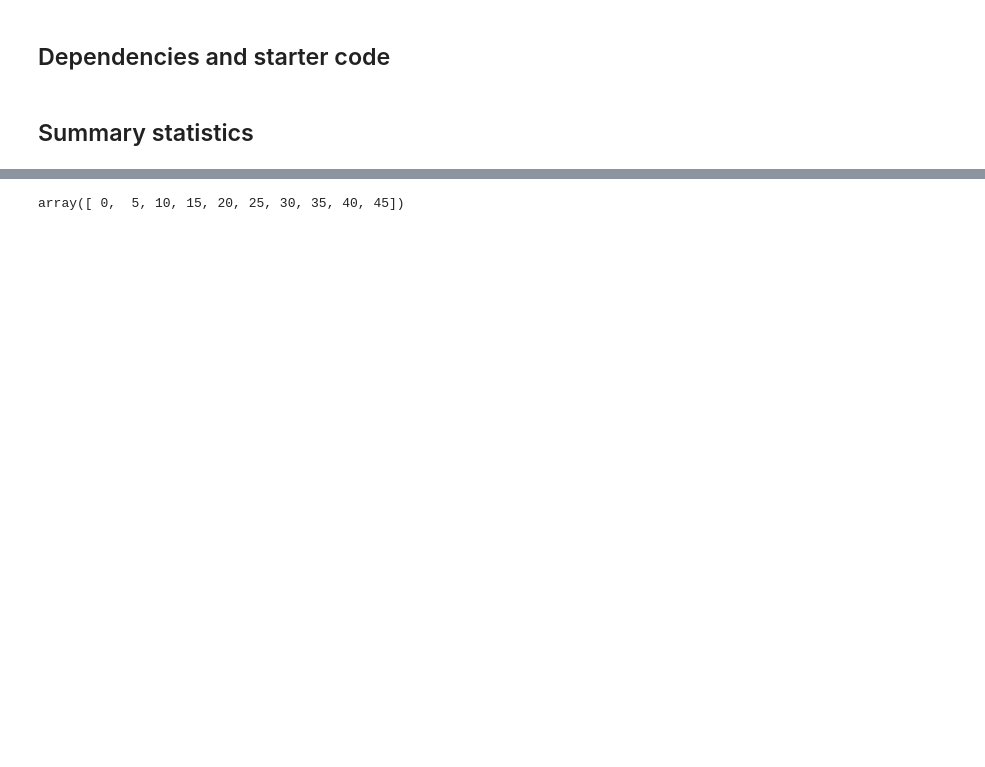
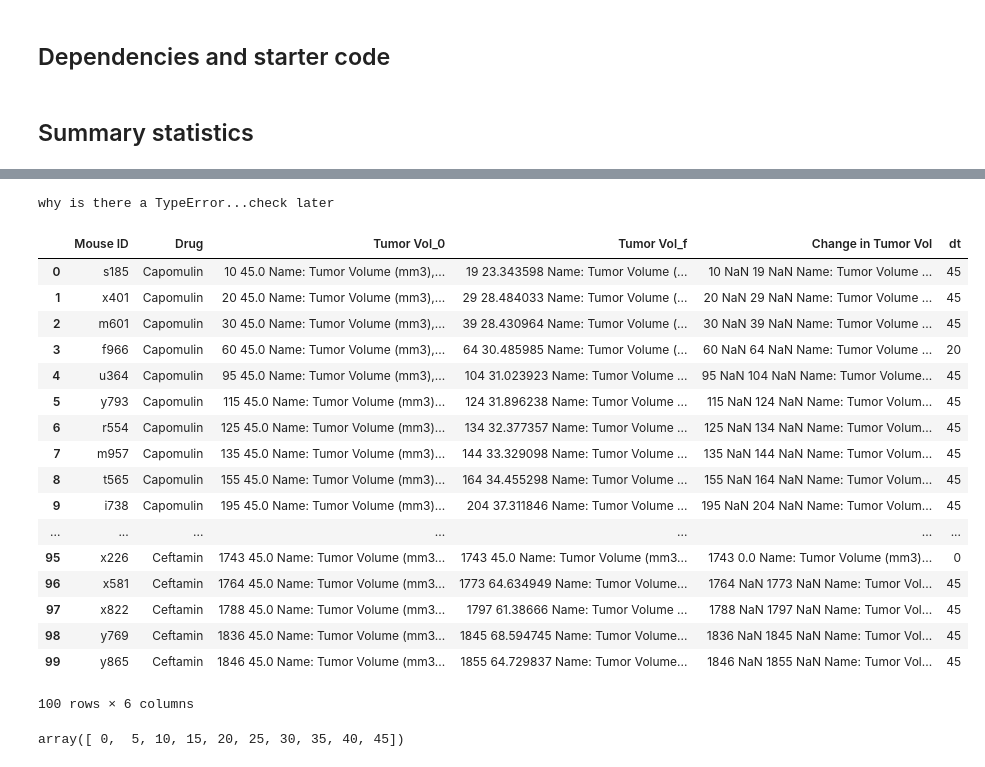
Before and after one commit to yepanothermike/UCI-IRV-DATA-PT-08-2019-U-C_Homeworks, a Jupyter notebook: matplotlib-challenge/Pymaceuticals/pymaceuticals.ipynb, the cells around one changed output, grey strips where cells are left out. Drawn from its saved outputs; the diff is of its cells as text; code cells hidden in the pictures; blank space fills up the shorter version.

Commit message:
added results analysis

```diff
--- a/matplotlib-challenge/Pymaceuticals/pymaceuticals.ipynb
+++ b/matplotlib-challenge/Pymaceuticals/pymaceuticals.ipynb
@@ -73,3 +150,82 @@ summary_stats.head()
+# %%
+# pandas pie chart
+try:
+    mouse_study_data.plot.pie(y='Sex',figsize=(5,5))
+except TypeError:
+    print("why is there a TypeError...check later")
+# %% [output]
+why is there a TypeError...check later
+# %%
+# drug options
+drugs = ["Capomulin", "Ramicane", "Infubinol", "Ceftamin"]
+
+# initialize variables to store data
+final_vol = {
+                "Mouse ID": [],
+                "Drug":[],
+                "Tumor Vol_0": [],
+                "Tumor Vol_f": [],
+                "Change in Tumor Vol":[],
+                "dt": []
+            }
+
+# loop through drugs to get the last time index
+for drug in drugs:
+    # get data
+    drugi_index = mouse_study_data[mouse_study_data['Drug Regimen'] == drug].index.tolist()
+    drugi_data = mouse_study_data.iloc[drugi_index,:]
+
+    # get a list of unique mice IDs for this drug
+    mice_IDs =  drugi_data["Mouse ID"].unique()
+
+    # loop through the mice IDs and extract the interesting data
+    for Mouse_ID in mice_IDs:
+        mousei_index = drugi_data[drugi_data['Mouse ID'] == Mouse_ID].index.tolist()
+        mousei_index = mouse_study_data.iloc[mousei_index,:]
+
+        # get initial and final time, calc dt, tf - t0
+        maxt = mousei_index['Timepoint'].max()
+        mint = mousei_index['Timepoint'].min()
+        dt = maxt-mint
+
+        # get the row of initial and final time
+        max_t_row = mousei_index[mousei_index['Timepoint'] == maxt]
+        min_t_row = mousei_index[mousei_index['Timepoint'] == mint]
+
+        # get the initial and final tumor volume, calc dvol, volf - vol0
+        volf = max_t_row['Tumor Volume (mm3)']
+        vol0 = min_t_row['Tumor Volume (mm3)']
+        dvol = volf - vol0
+
+        # store values
+        final_vol["Mouse ID"].append(Mouse_ID)
+        final_vol["Drug"].append(drug)
+        final_vol["Tumor Vol_0"].append(vol0)
+        final_vol["Tumor Vol_f"].append(volf)
+        final_vol["Change in Tumor Vol"].append(dvol)
+        final_vol["dt"].append(dt)
+
+trial_results_df = pd.DataFrame(data=final_vol)
+trial_results_df
+# %% [output]
+|  | Mouse ID | Drug | Tumor Vol_0 | Tumor Vol_f | Change in Tumor Vol | dt |
+| 0 | s185 | Capomulin | 10 45.0 Name: Tumor Volume (mm3),... | 19 23.343598 Name: Tumor Volume (... | 10 NaN 19 NaN Name: Tumor Volume ... | 45 |
+| 1 | x401 | Capomulin | 20 45.0 Name: Tumor Volume (mm3),... | 29 28.484033 Name: Tumor Volume (... | 20 NaN 29 NaN Name: Tumor Volume ... | 45 |
+| 2 | m601 | Capomulin | 30 45.0 Name: Tumor Volume (mm3),... | 39 28.430964 Name: Tumor Volume (... | 30 NaN 39 NaN Name: Tumor Volume ... | 45 |
+| 3 | f966 | Capomulin | 60 45.0 Name: Tumor Volume (mm3),... | 64 30.485985 Name: Tumor Volume (... | 60 NaN 64 NaN Name: Tumor Volume ... | 20 |
+| 4 | u364 | Capomulin | 95 45.0 Name: Tumor Volume (mm3),... | 104 31.023923 Name: Tumor Volume ... | 95 NaN 104 NaN Name: Tumor Volume... | 45 |
+| 5 | y793 | Capomulin | 115 45.0 Name: Tumor Volume (mm3)... | 124 31.896238 Name: Tumor Volume ... | 115 NaN 124 NaN Name: Tumor Volum... | 45 |
+| 6 | r554 | Capomulin | 125 45.0 Name: Tumor Volume (mm3)... | 134 32.377357 Name: Tumor Volume ... | 125 NaN 134 NaN Name: Tumor Volum... | 45 |
+| 7 | m957 | Capomulin | 135 45.0 Name: Tumor Volume (mm3)... | 144 33.329098 Name: Tumor Volume ... | 135 NaN 144 NaN Name: Tumor Volum... | 45 |
+| 8 | t565 | Capomulin | 155 45.0 Name: Tumor Volume (mm3)... | 164 34.455298 Name: Tumor Volume ... | 155 NaN 164 NaN Name: Tumor Volum... | 45 |
+| 9 | i738 | Capomulin | 195 45.0 Name: Tumor Volume (mm3)... | 204 37.311846 Name: Tumor Volume ... | 195 NaN 204 NaN Name: Tumor Volum... | 45 |
+| ... | ... | ... | ... | ... | ... | ... |
+| 95 | x226 | Ceftamin | 1743 45.0 Name: Tumor Volume (mm3... | 1743 45.0 Name: Tumor Volume (mm3... | 1743 0.0 Name: Tumor Volume (mm3)... | 0 |
+| 96 | x581 | Ceftamin | 1764 45.0 Name: Tumor Volume (mm3... | 1773 64.634949 Name: Tumor Volume... | 1764 NaN 1773 NaN Name: Tumor Vol... | 45 |
+| 97 | x822 | Ceftamin | 1788 45.0 Name: Tumor Volume (mm3... | 1797 61.38666 Name: Tumor Volume ... | 1788 NaN 1797 NaN Name: Tumor Vol... | 45 |
+| 98 | y769 | Ceftamin | 1836 45.0 Name: Tumor Volume (mm3... | 1845 68.594745 Name: Tumor Volume... | 1836 NaN 1845 NaN Name: Tumor Vol... | 45 |
+| 99 | y865 | Ceftamin | 1846 45.0 Name: Tumor Volume (mm3... | 1855 64.729837 Name: Tumor Volume... | 1846 NaN 1855 NaN Name: Tumor Vol... | 45 |
+100 rows × 6 columns
 # %%
 unique_time = mouse_study_data['Timepoint'].unique()
 unique_time
```
Also changed, not shown: parts of 12 cells of this notebook, 1 other file.
